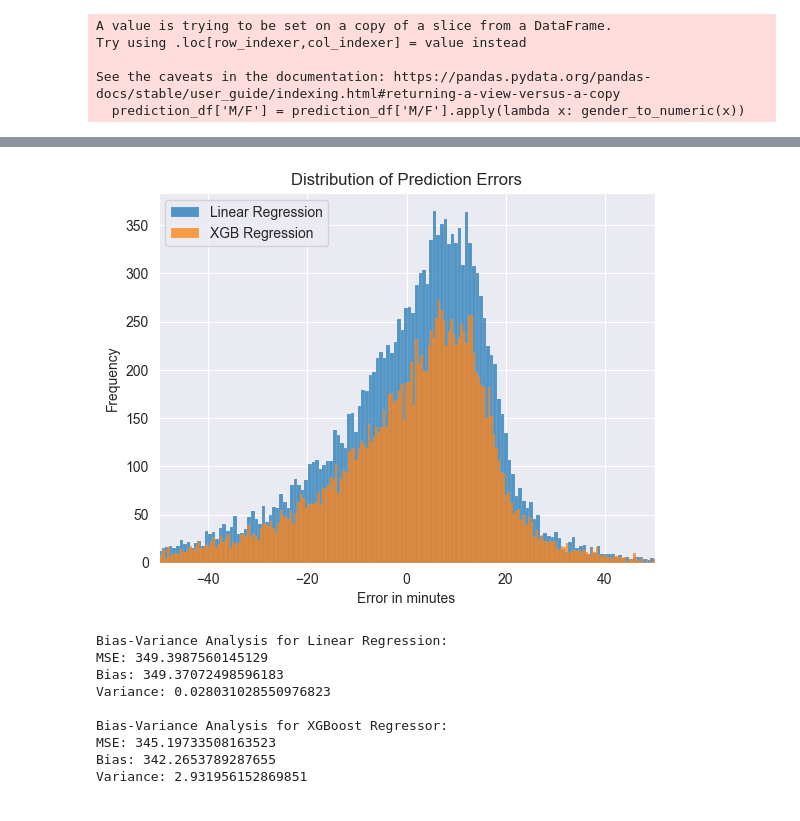
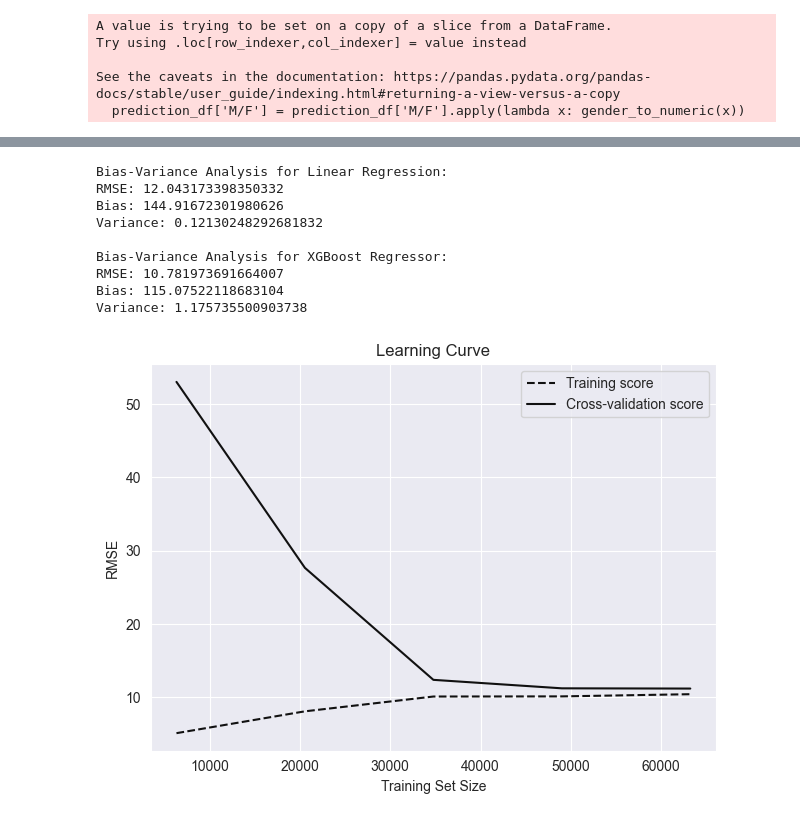
Before and after one commit to IsakSalmi/final-project, a Jupyter notebook: final_project.ipynb, the cells around one changed output, grey strips where cells are left out. Saved outputs shown, nothing was run; the diff lists cells and outputs as text; code cells hidden in the pictures.

```diff
--- a/final_project.ipynb
+++ b/final_project.ipynb
@@ -176,50 +122,63 @@ RMSE of Graident Bossting Regression... 18.52289690593544
-# %%
-
-sns.histplot(regression_error, bins=500, kde=False, label='Linear Regression')
-sns.histplot(xgb_regression_error, bins=500, kde=False, label='XGB Regression')
-plt.xlim(-50, 50)
-plt.title('Distribution of Prediction Errors')
-plt.xlabel('Error in minutes')
-plt.ylabel('Frequency')
-plt.legend(['Linear Regression','XGB Regression'], loc = 2)
-plt.show()
-# %% [output]
-[figure, removed]
 # %%
 
 # Bias Variance Analysis
 from mlxtend.evaluate import bias_variance_decomp
 
-X_train = traindf[INDATA].values
-y_train = traindf['Full_min'].values
-
-X_test = testdf[INDATA].values
-y_test = testdf['Full_min'].values
-
 # Perform Bias-Variance analysis for Linear Regression
 linear_model = LinearRegression()
-linear_mse, linear_bias, linear_variance = bias_variance_decomp(linear_model, X_train, y_train, X_test, y_test, loss='mse', num_rounds=200, random_seed=1)
+linear_mse, linear_bias, linear_variance = bias_variance_decomp(linear_model, X_train.values, y_train.values, X_test.values, y_test.values, loss='mse', num_rounds=5, random_seed=1)
 
 # Perform Bias-Variance analysis for XGBoost Regressor
 xgb_model = XGBRegressor(n_estimators=2000, max_depth=5, learning_rate=0.005, reg_alpha=0.1, reg_lambda=0.1)
-xgb_mse, xgb_bias, xgb_variance= bias_variance_decomp(xgb_model, X_train, y_train, X_test, y_test, loss='mse', num_rounds=200, random_seed=1)
+xgb_mse, xgb_bias, xgb_variance= bias_variance_decomp(xgb_model, X_train.values, y_train.values, X_test.values, y_test.values, loss='mse', num_rounds=5, random_seed=1)
 
 print('\nBias-Variance Analysis for Linear Regression:')
-print('MSE:', linear_mse)
+print('RMSE:', sqrt(linear_mse))
 print('Bias:', linear_bias)
 print('Variance:', linear_variance)
 
 print('\nBias-Variance Analysis for XGBoost Regressor:')
-print('MSE:', xgb_mse)
+print('RMSE:', sqrt(xgb_mse))
 print('Bias:', xgb_bias)
 print('Variance:', xgb_variance)
 # %% [output]
 Bias-Variance Analysis for Linear Regression:
-MSE: 349.3987560145129
-Bias: 349.37072498596183
-Variance: 0.028031028550976823
+RMSE: 12.043173398350332
+Bias: 144.91672301980626
+Variance: 0.12130248292681832
 
 Bias-Variance Analysis for XGBoost Regressor:
-MSE: 345.19733508163523
-Bias: 342.2653789287655
-Variance: 2.931956152869851
+RMSE: 10.781973691664007
+Bias: 115.07522118683104
+Variance: 1.175735500903738
+# %%
+#plotting learning curves
+from sklearn.model_selection import learning_curve
+
+X = prediction_df[INDATA]
+y = prediction_df['Full_min']
+
+model = xgb_model
+
+train_sizes, train_scores, test_scores = learning_curve(model, X, y, scoring='neg_mean_squared_error')
+
+train_mean = np.mean(train_scores, axis=1)
+train_std = np.std(train_scores, axis=1)
+
+test_mean = np.mean(test_scores, axis=1)
+test_std = np.std(test_scores, axis=1)
+
+train_rmse = np.sqrt(-train_mean)
+test_rmse = np.sqrt(-test_mean)
+
+plt.subplots(1)
+plt.plot(train_sizes, train_rmse, '--', color="#111111",  label="Training score")
+plt.plot(train_sizes, test_rmse, color="#111111", label="Cross-validation score")
+
+
+plt.title("Learning Curve")
+plt.xlabel("Training Set Size"), plt.ylabel("RMSE"), plt.legend(loc="best")
+plt.tight_layout()
+plt.show()
+# %% [output]
+[figure, added]
```
Also changed, not shown: parts of 2 cells of this notebook.
